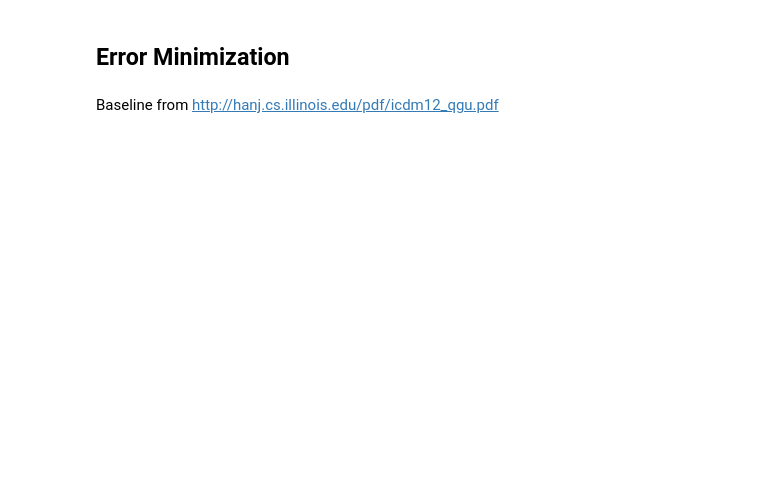
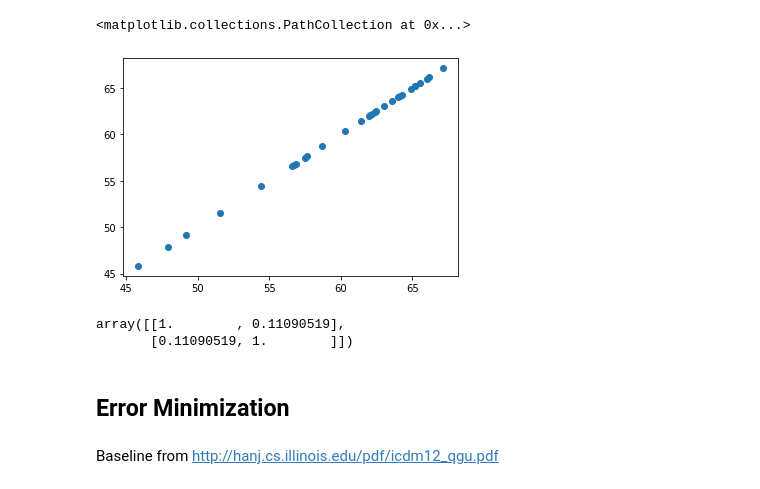
Before and after one commit to arnav-b/sensor-placement, a Jupyter notebook: speed-baselines.ipynb, the cells around one changed output. Cells and saved outputs as stored; diff of their text form; code cells hidden in the pictures; blank space fills up the shorter version.

```diff
--- a/speed-baselines.ipynb
+++ b/speed-baselines.ipynb
@@ -9,3 +168,13 @@ line_G = nx.line_graph(G.to_undirected())
+# %%
+plt.scatter(*list(zip(*[(speeds[e], speeds[e]) for e in speeds])))
+# %% [output]
+<matplotlib.collections.PathCollection at 0x...>
+[figure, added]
+# %%
+np.corrcoef(np.array([pred[e] for e in speeds]), np.array(list(speeds.values())))
+# %% [output]
+array([[1.        , 0.11090519],
+       [0.11090519, 1.        ]])
 # %% [markdown]
 ## Error Minimization
 # %% [markdown]
```
Also changed, not shown: parts of 36 cells of this notebook, 16 other files.
